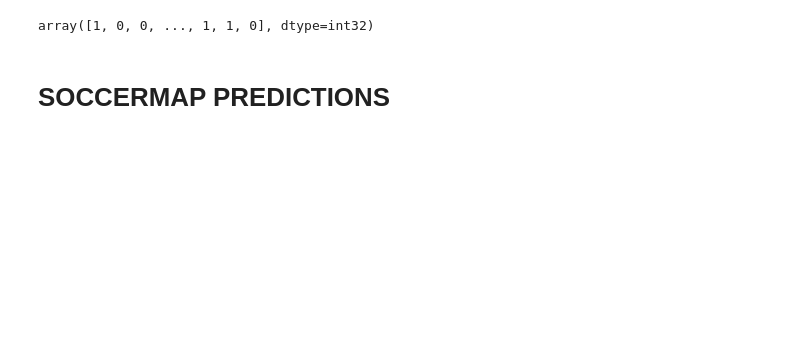
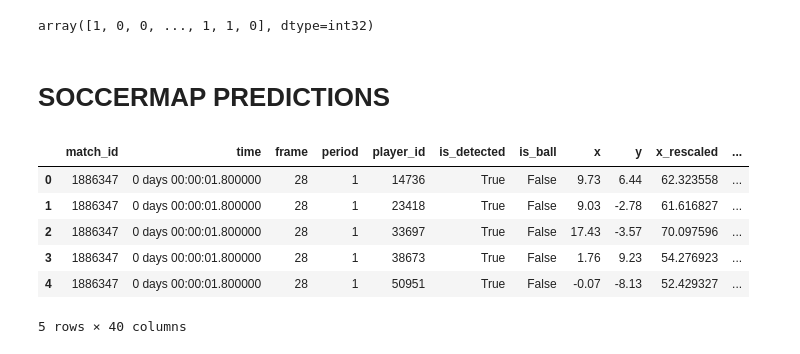
Before and after one commit to TustiWutsi/player_pitch_control_clustering, a Jupyter notebook: data_prep_analytics_cup.ipynb, the cells around one changed output. Saved outputs shown, nothing was run; the diff lists cells and outputs as text; code cells hidden in the pictures; blank space fills up the shorter version.

```diff
--- a/data_prep_analytics_cup.ipynb
+++ b/data_prep_analytics_cup.ipynb
@@ -2272,0 +2276,10 @@ model_xthreat = load_checkpoint_from_gcs(best_ckpt_xthreat_path, PytorchSoccerMa
+# %%
+df.head()
+# %% [output]
+|  | match_id | time | frame | period | player_id | is_detected | is_ball | x | y | x_rescaled | ... |
+| 0 | 1886347 | 0 days 00:00:01.800000 | 28 | 1 | 14736 | True | False | 9.73 | 6.44 | 62.323558 | ... |
+| 1 | 1886347 | 0 days 00:00:01.800000 | 28 | 1 | 23418 | True | False | 9.03 | -2.78 | 61.616827 | ... |
+| 2 | 1886347 | 0 days 00:00:01.800000 | 28 | 1 | 33697 | True | False | 17.43 | -3.57 | 70.097596 | ... |
+| 3 | 1886347 | 0 days 00:00:01.800000 | 28 | 1 | 38673 | True | False | 1.76 | 9.23 | 54.276923 | ... |
+| 4 | 1886347 | 0 days 00:00:01.800000 | 28 | 1 | 50951 | True | False | -0.07 | -8.13 | 52.429327 | ... |
+5 rows × 40 columns
```
Also changed, not shown: parts of 15 cells of this notebook.
